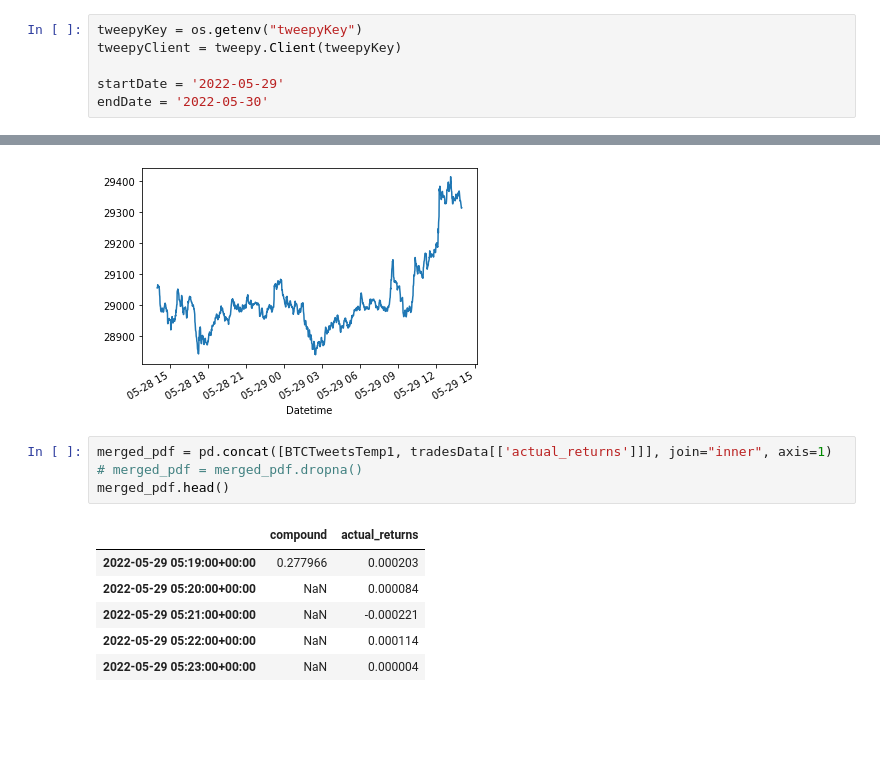
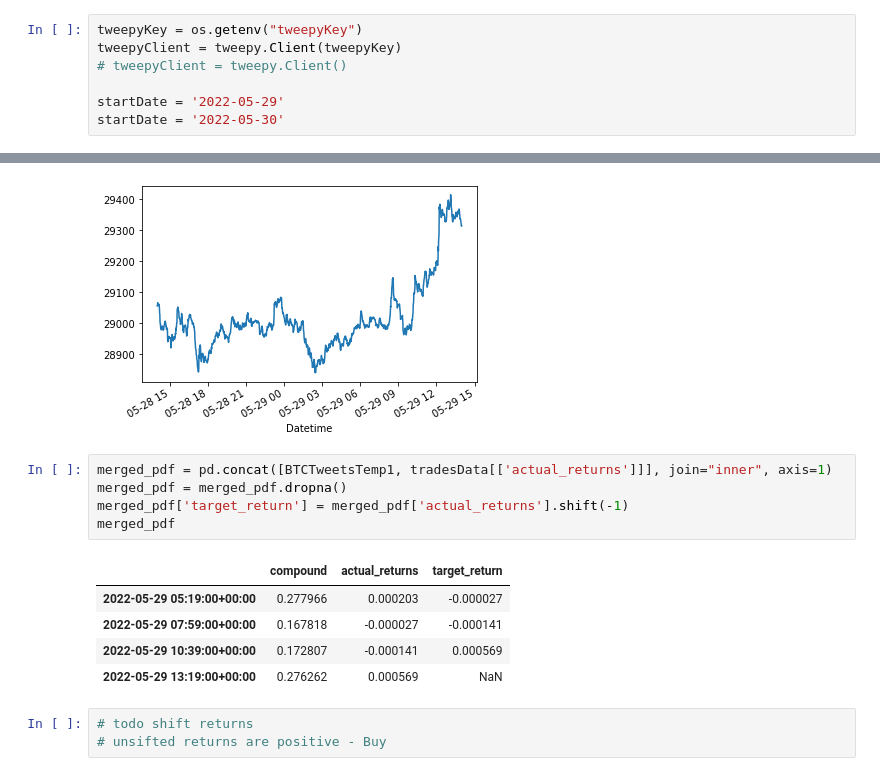
Before and after one commit to mahaguru24/project2-group5, a Jupyter notebook: main.ipynb, the cells around one changed output, grey strips where cells are left out. Cells and saved outputs as stored; diff of their text form; blank space fills up the shorter version.

```diff
--- a/main.ipynb
+++ b/main.ipynb
@@ -14,9 +14,10 @@ from wordcloud import WordCloud
 # %%
 tweepyKey = os.getenv("tweepyKey")
 tweepyClient = tweepy.Client(tweepyKey)
+# tweepyClient = tweepy.Client()
 
 startDate = '2022-05-29'
-endDate = '2022-05-30'
+startDate = '2022-05-30'
 # %%
 def basic_count(query):
     count_df=pd.DataFrame(columns=['time', 'count'])
@@ -257,12 +258,15 @@ tradesData['Close'].plot()
 [figure]
 # %%
 merged_pdf = pd.concat([BTCTweetsTemp1, tradesData[['actual_returns']]], join="inner", axis=1)
-# merged_pdf = merged_pdf.dropna()
-merged_pdf.head()
+merged_pdf = merged_pdf.dropna()
+merged_pdf['target_return'] = merged_pdf['actual_returns'].shift(-1)
+merged_pdf
 # %% [output]
-|  | compound | actual_returns |
-| 2022-05-29 05:19:00+00:00 | 0.277966 | 0.000203 |
-| 2022-05-29 05:20:00+00:00 | NaN | 0.000084 |
-| 2022-05-29 05:21:00+00:00 | NaN | -0.000221 |
-| 2022-05-29 05:22:00+00:00 | NaN | 0.000114 |
-| 2022-05-29 05:23:00+00:00 | NaN | 0.000004 |
+|  | compound | actual_returns | target_return |
+| 2022-05-29 05:19:00+00:00 | 0.277966 | 0.000203 | -0.000027 |
+| 2022-05-29 07:59:00+00:00 | 0.167818 | -0.000027 | -0.000141 |
+| 2022-05-29 10:39:00+00:00 | 0.172807 | -0.000141 | 0.000569 |
+| 2022-05-29 13:19:00+00:00 | 0.276262 | 0.000569 | NaN |
+# %%
+# todo shift returns
+# unsifted returns are positive - Buy
```
